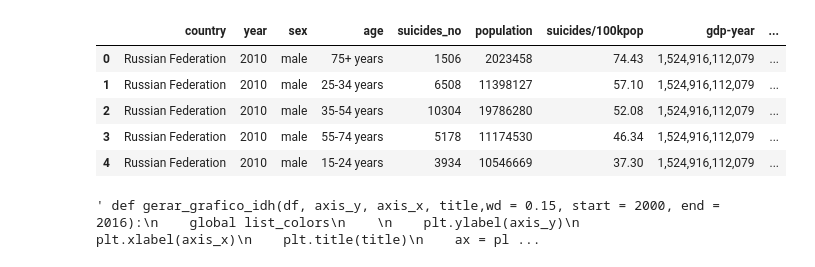
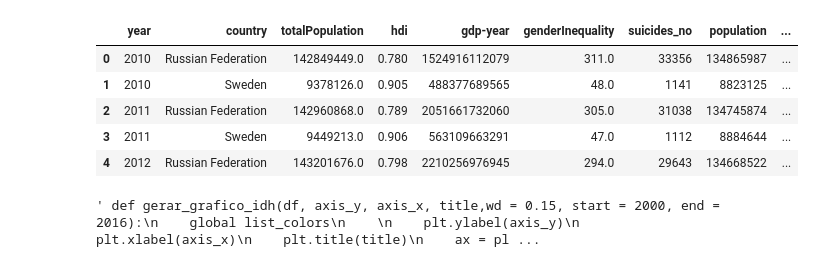
Before and after one commit to Eudess/suicide-data-science, a Jupyter notebook: suicide_analytics.ipynb, the cells around one changed output. Cells and saved outputs as stored; diff of their text form; code cells hidden in the pictures.

```diff
--- a/suicide_analytics.ipynb
+++ b/suicide_analytics.ipynb
@@ -20,10 +24,12 @@ climate_russia_csv = "../csvs/climateRussia.csv"
 climate_sweden_csv = "../csvs/climateSweden.csv"
 # %%
 #Lendo csv.
-suicide_df = pd.read_csv(suicide_csv)
+suicide_df = pd.read_csv(suicide_csv, sep=";")
 hdi_df = pd.read_csv(hdi_csv, sep=";")
 country_continent_df = pd.read_csv(country_continent_csv)
 total_population_df = pd.read_csv(total_population_csv)
+total_populationF_df = pd.read_csv(total_populationF_csv, sep=";")
+total_populationM_df = pd.read_csv(total_populationM_csv, sep=";")
 users_internet_df = pd.read_csv(users_internet_csv, sep=";")
 gender_inequality_df = pd.read_csv(gender_inequality_csv)
 employmentto_population_df = pd.read_csv(employmentto_population_csv)
@@ -36,6 +42,8 @@ suicide = suicide_df.copy()
 hdi = hdi_df.copy()
 country_continent = country_continent_df.copy()
 total_population = total_population_df.copy()
+total_populationF = total_populationF_df.copy()
+total_populationM = total_populationM_df.copy()
 users_internet = users_internet_df.copy()
 gender_inequality = gender_inequality_df.copy()
 employmentto_population = employmentto_population_df.copy()
@@ -44,9 +52,6 @@ climate_russia = climate_russia_df.copy()
 climate_sweden = climate_sweden_df.copy()
 # %%
 #Fazendo drop em colunas que não serão ultilizadas.
-suicide.drop("HDI for year", axis=1, inplace=True)
-suicide.drop("country-year", axis=1, inplace=True)
-suicide.drop("generation", axis=1, inplace=True)
 country_continent.drop("code_2", axis=1, inplace=True)
 country_continent.drop("code_3", axis=1, inplace=True)
 country_continent.drop("country_code", axis=1, inplace=True)
@@ -87,8 +92,14 @@ add_hdi = pd.merge(add_continent,hdi, on=["country","year"], how="inner")
 #Adicionando a coluna de população total.
 add_total_population = pd.merge(add_hdi,total_population, on=["country","year"], how="inner")
 
+#Adicionando a coluna de população total Feminina.
+add_total_populationF = pd.merge(add_total_population, total_populationF,on=["country","year"], how="inner")
+
+#Adicionando a coluna de população total Masculina.
+add_total_populationM = pd.merge(add_total_populationF, total_populationM,on=["country","year"], how="inner")
+
 #Adicionando a coluna de total de usuários de internet.
-add_users_internet = pd.merge(add_total_population, users_internet,on=["country","year"], how="inner")
+add_users_internet = pd.merge(add_total_populationM, users_internet,on=["country","year"], how="inner")
 
 #Adicionando a coluna de desigualdade de gênero.
 add_gender_inequality = pd.merge(add_users_internet, gender_inequality,on=["country","year"], how="inner")
@@ -113,14 +152,14 @@ gs = sweden.groupby(["year","country","sex"], as_index=False).sum()
 # %%
 myGroup = pd.merge(russia,sweden, how="outer")
-myGroup_sum = myGroup.groupby(["year","country","totalPopulation", "hdi"], as_index=False).sum()
+myGroup = myGroup.groupby(["year","country","totalPopulation", "hdi","gdp-year","genderInequality"], as_index=False).sum()
 myGroup.head()
 # %% [output]
-|  | country | year | sex | age | suicides_no | population | suicides/100kpop | gdp-year | ... |
-| 0 | Russian Federation | 2010 | male | 75+ years | 1506 | 2023458 | 74.43 | 1,524,916,112,079 | ... |
-| 1 | Russian Federation | 2010 | male | 25-34 years | 6508 | 11398127 | 57.10 | 1,524,916,112,079 | ... |
-| 2 | Russian Federation | 2010 | male | 35-54 years | 10304 | 19786280 | 52.08 | 1,524,916,112,079 | ... |
-| 3 | Russian Federation | 2010 | male | 55-74 years | 5178 | 11174530 | 46.34 | 1,524,916,112,079 | ... |
-| 4 | Russian Federation | 2010 | male | 15-24 years | 3934 | 10546669 | 37.30 | 1,524,916,112,079 | ... |
+|  | year | country | totalPopulation | hdi | gdp-year | genderInequality | suicides_no | population | ... |
+| 0 | 2010 | Russian Federation | 142849449.0 | 0.780 | 1524916112079 | 311.0 | 33356 | 134865987 | ... |
+| 1 | 2010 | Sweden | 9378126.0 | 0.905 | 488377689565 | 48.0 | 1141 | 8823125 | ... |
+| 2 | 2011 | Russian Federation | 142960868.0 | 0.789 | 2051661732060 | 305.0 | 31038 | 134745874 | ... |
+| 3 | 2011 | Sweden | 9449213.0 | 0.906 | 563109663291 | 47.0 | 1112 | 8884644 | ... |
+| 4 | 2012 | Russian Federation | 143201676.0 | 0.798 | 2210256976945 | 294.0 | 29643 | 134668522 | ... |
 # %%
 #Pegando os países por suas sub-regiões.
 australia_newzeland = result[(result["sub_region"] == "Australia and New Zealand")]
```
Also changed, not shown: parts of 26 cells of this notebook.
